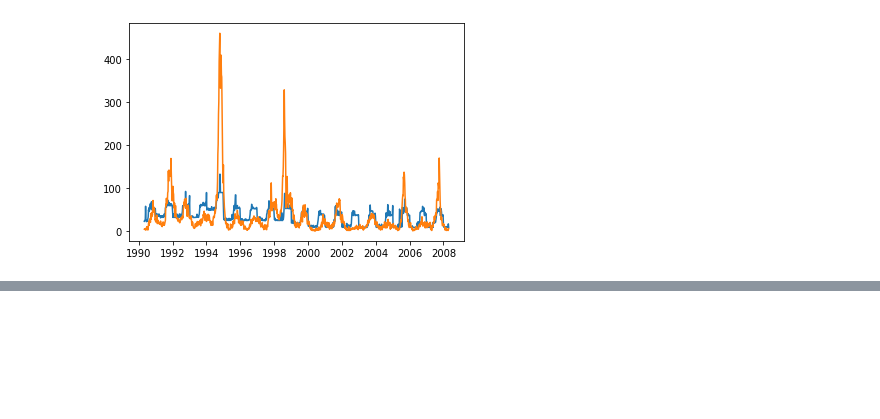
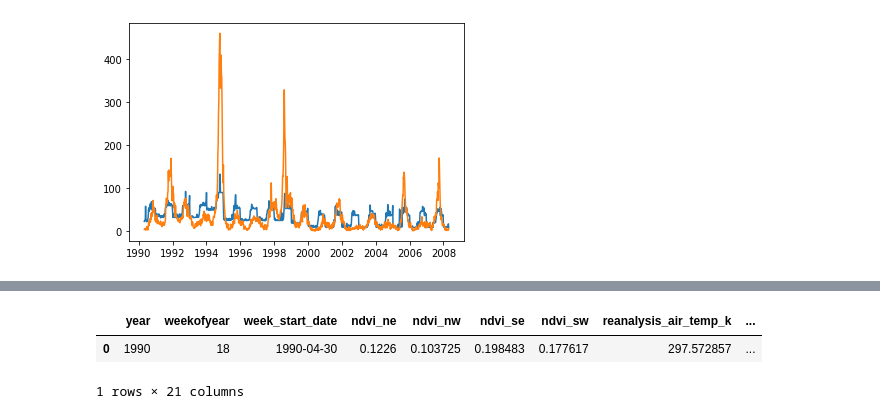
Before and after one commit to jlehrer1/DengAI, a Jupyter notebook: notebooks/data_modeling.ipynb, the cells around one changed output, grey strips where cells are left out. Cells and saved outputs as stored; diff of their text form; code cells hidden in the pictures; blank space fills up the shorter version.

```diff
--- a/notebooks/data_modeling.ipynb
+++ b/notebooks/data_modeling.ipynb
@@ -178,0 +172,8 @@ Index(['city', 'year', 'weekofyear', 'week_start_date', 'ndvi_ne', 'ndvi_nw',
+# %%
+df = pd.get_dummies(df, columns=['city'], drop_first=True)
+df.rename({'city_sj':'city'}, axis=1, inplace=True)
+df.head(1)
+# %% [output]
+|  | year | weekofyear | week_start_date | ndvi_ne | ndvi_nw | ndvi_se | ndvi_sw | reanalysis_air_temp_k | ... |
+| 0 | 1990 | 18 | 1990-04-30 | 0.1226 | 0.103725 | 0.198483 | 0.177617 | 297.572857 | ... |
+1 rows × 21 columns
```
Also changed, not shown: parts of 9 cells of this notebook.
